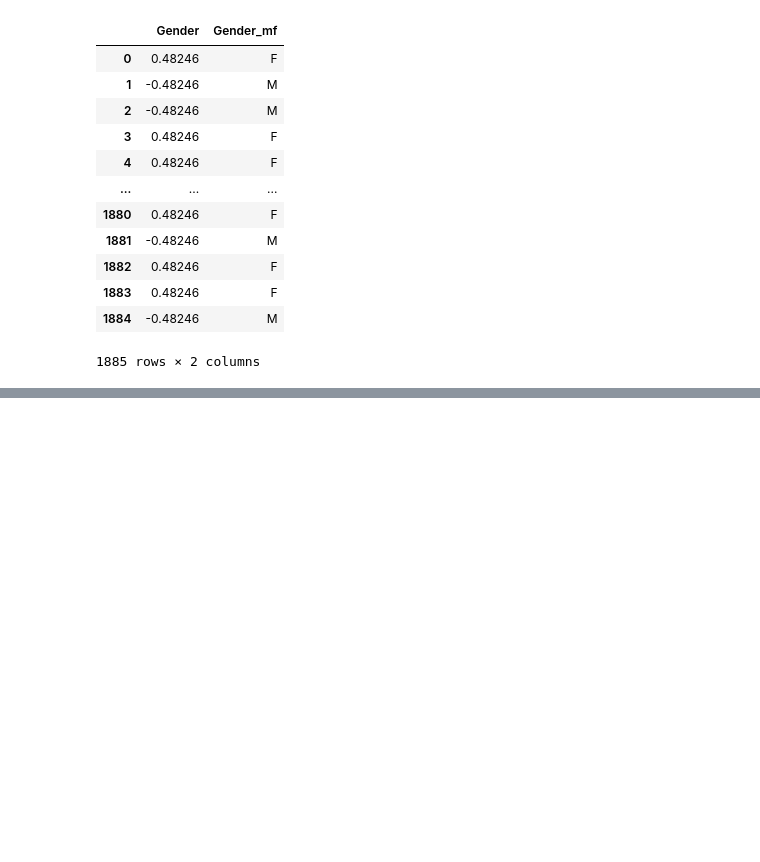
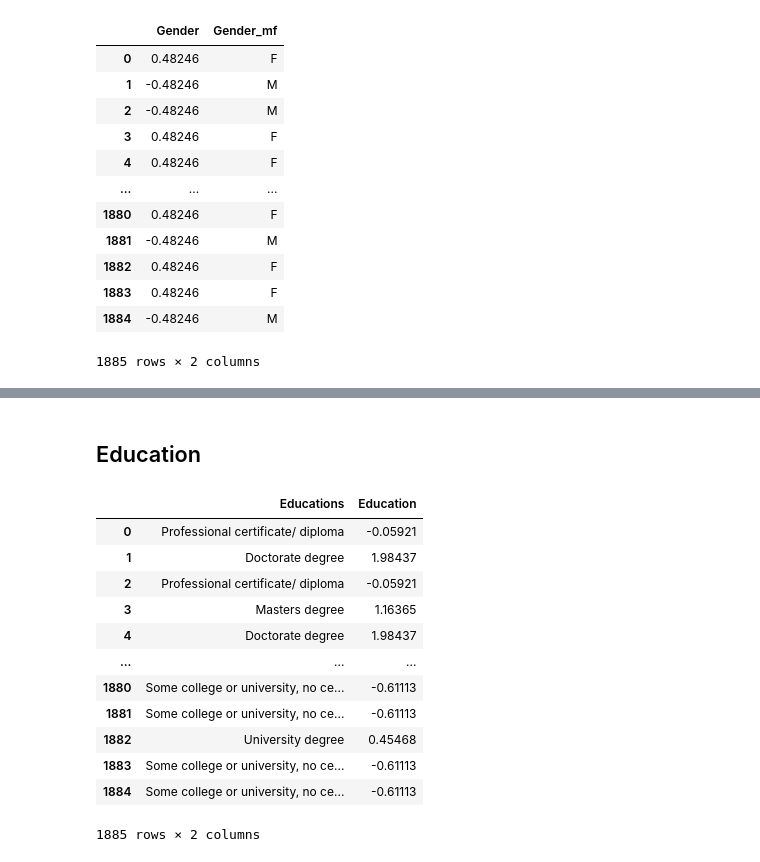
Before and after one commit to ras-000212/ESILV4-DIA-DataAnalysis-Project, a Jupyter notebook: data_analysis.ipynb, the cells around one changed output, grey strips where cells are left out. Saved outputs shown, nothing was run; the diff lists cells and outputs as text; code cells hidden in the pictures; blank space fills up the shorter version.

```diff
--- a/data_analysis.ipynb
+++ b/data_analysis.ipynb
@@ -144,0 +184,29 @@ ethnicities = {-0.50212: "Asian",
+# %% [markdown]
+## Education
+# %%
+educations =['Left school before 16 years' if x <-2 else
+             'Left school at 16 years' if x > -2 and x < -1.5 else
+             'Left school at 17 years' if x > -1.5 and x < -1.4 else
+             'Left school at 18 years' if x > -1.4 and x < -1 else
+             'Some college or university, no certificate or degree' if x > -1 and x < -0.5 else
+             'Professional certificate/ diploma' if x > -0.5 and x < 0 else
+             'University degree' if x > 0 and x < 0.5 else
+             'Masters degree' if x > 0.5 and x < 1.5 else
+             'Doctorate degree'
+             for x in df['Education']]
+df["Educations"]= educations
+df[["Educations","Education"]]
+# %% [output]
+|  | Educations | Education |
+| 0 | Professional certificate/ diploma | -0.05921 |
+| 1 | Doctorate degree | 1.98437 |
+| 2 | Professional certificate/ diploma | -0.05921 |
+| 3 | Masters degree | 1.16365 |
+| 4 | Doctorate degree | 1.98437 |
+| ... | ... | ... |
+| 1880 | Some college or university, no ce... | -0.61113 |
+| 1881 | Some college or university, no ce... | -0.61113 |
+| 1882 | University degree | 0.45468 |
+| 1883 | Some college or university, no ce... | -0.61113 |
+| 1884 | Some college or university, no ce... | -0.61113 |
+1885 rows × 2 columns
```
Also changed, not shown: parts of 14 cells of this notebook.
